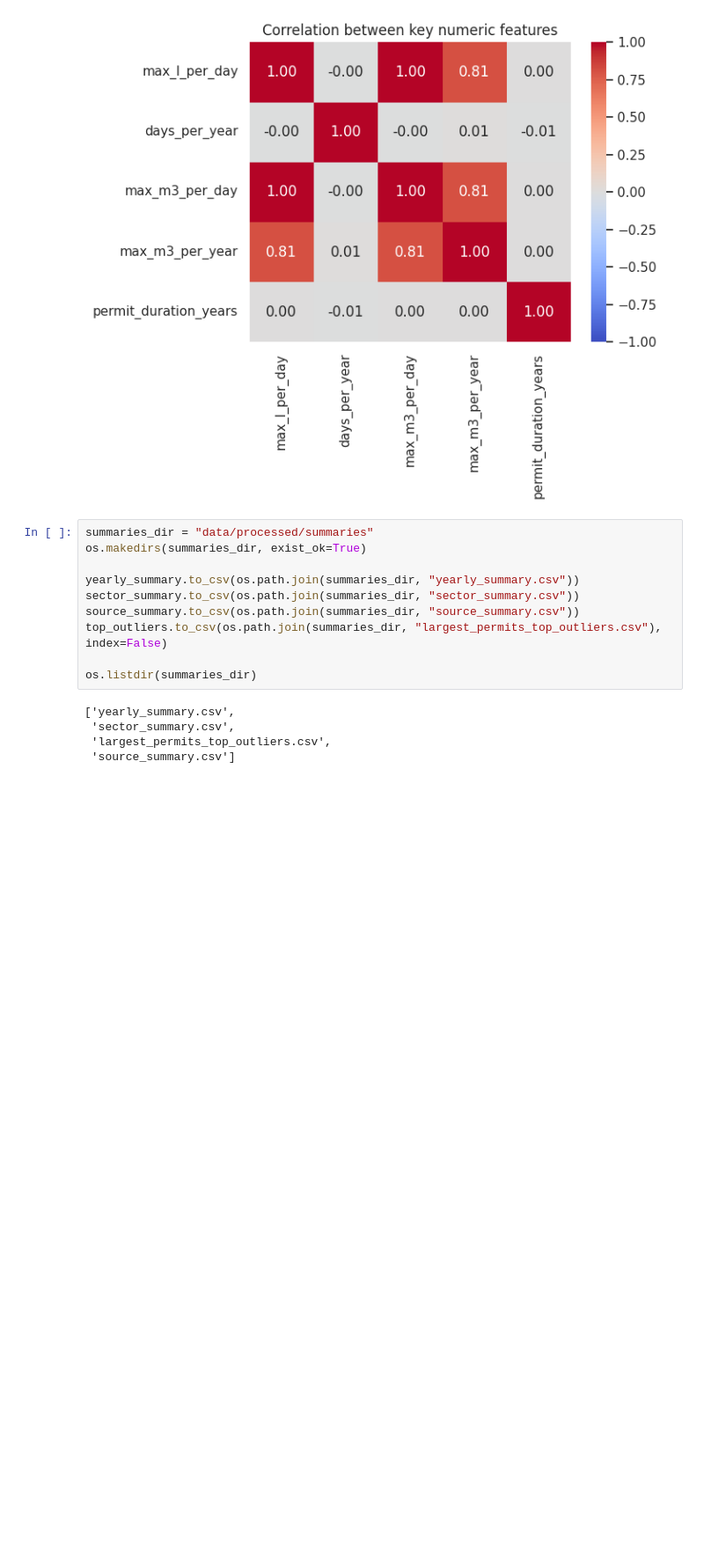
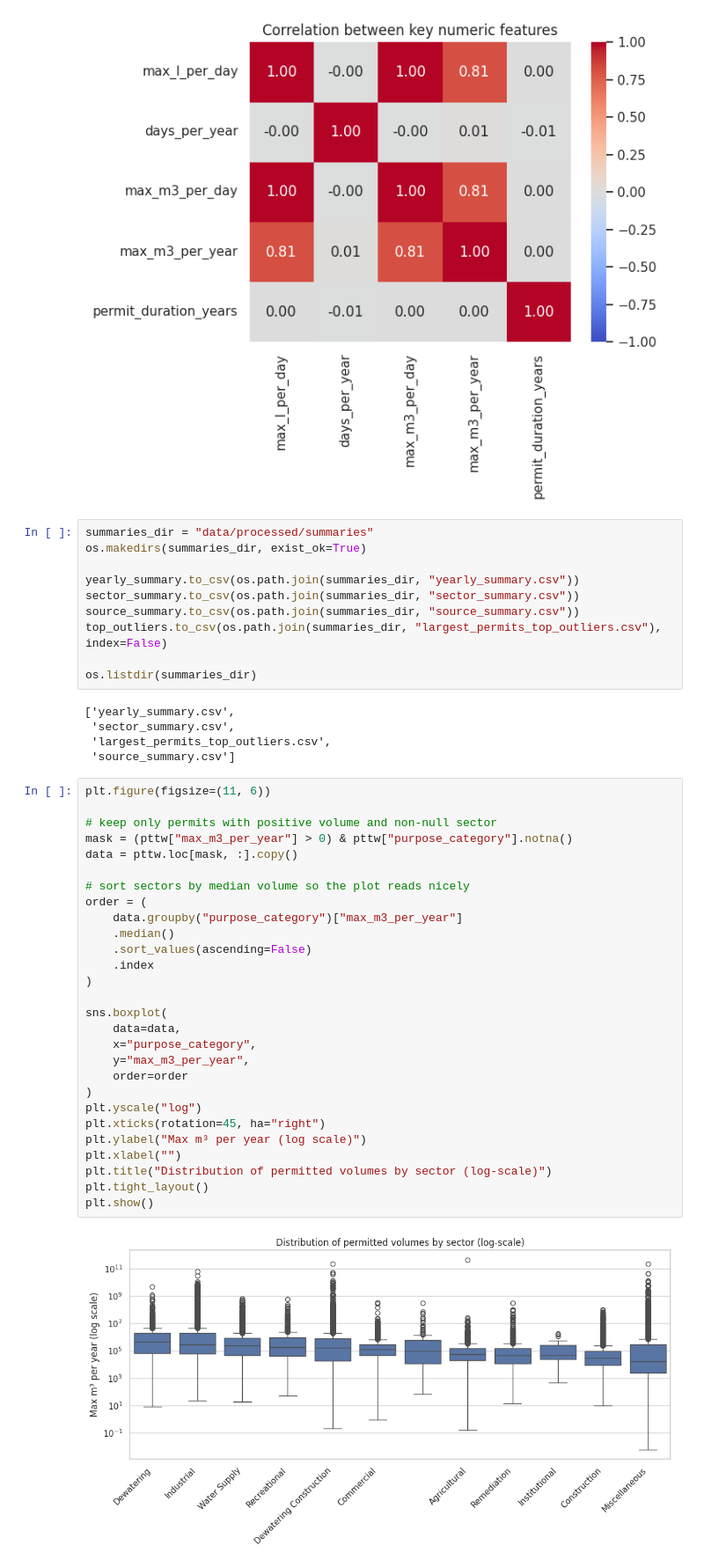
Before and after one commit to simasaadi/permit-to-take-water-ontario, a Jupyter notebook: 03_eda_analysis.ipynb, the cells around one changed output. Shown: that part at 88% size. Drawn from its saved outputs; the diff is of its cells as text; blank space fills up the shorter version.

```diff
--- a/03_eda_analysis.ipynb
+++ b/03_eda_analysis.ipynb
@@ -439,3 +463,33 @@ os.listdir(summaries_dir)
  'sector_summary.csv',
  'largest_permits_top_outliers.csv',
  'source_summary.csv']
+# %%
+plt.figure(figsize=(11, 6))
+
+# keep only permits with positive volume and non-null sector
+mask = (pttw["max_m3_per_year"] > 0) & pttw["purpose_category"].notna()
+data = pttw.loc[mask, :].copy()
+
+# sort sectors by median volume so the plot reads nicely
+order = (
+    data.groupby("purpose_category")["max_m3_per_year"]
+    .median()
+    .sort_values(ascending=False)
+    .index
+)
+
+sns.boxplot(
+    data=data,
+    x="purpose_category",
+    y="max_m3_per_year",
+    order=order
+)
+plt.yscale("log")
+plt.xticks(rotation=45, ha="right")
+plt.ylabel("Max m³ per year (log scale)")
+plt.xlabel("")
+plt.title("Distribution of permitted volumes by sector (log-scale)")
+plt.tight_layout()
+plt.show()
+# %% [output]
+[figure, added]
```
Also changed, not shown: parts of 1 cell of this notebook.
